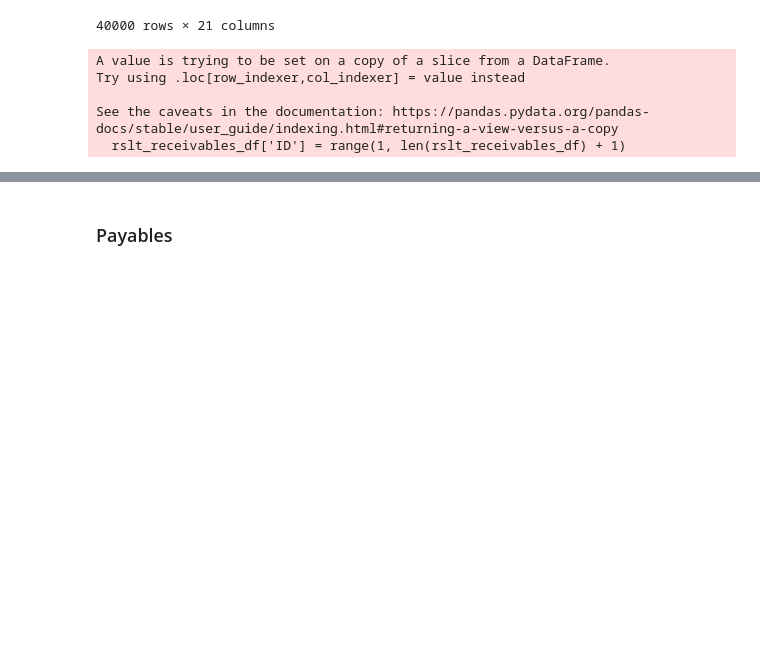
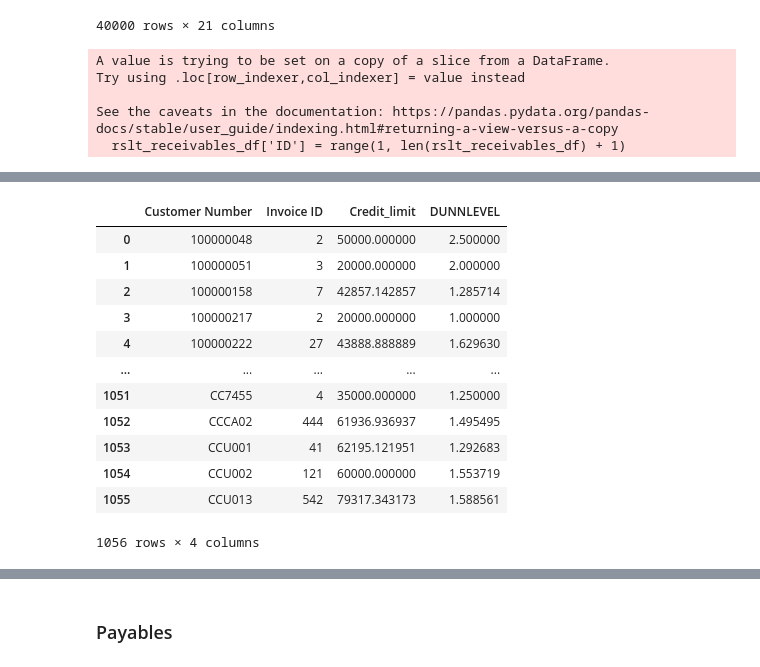
Before and after one commit to esipil/working-capital-optimization, a Jupyter notebook: index.ipynb, the cells around one changed output, grey strips where cells are left out. Drawn from its saved outputs; the diff is of its cells as text; code cells hidden in the pictures; blank space fills up the shorter version.

```diff
--- a/index.ipynb
+++ b/index.ipynb
@@ -447,0 +433,27 @@ Name: count, Length: 1056, dtype: int64
+# %%
+##creating customer level features
+## % Late, % Early, % Amount Value
+# Group the data frame by month and item and extract a number of stats from each group
+customer_pivot = rslt_receivables_df.groupby(
+    ['Customer Number', 'payment_flagname']
+).agg(
+    {
+        # Find the min, max, and sum of the duration column
+        'Total Open Amount_USD': "sum",
+    }
+).reset_index()
+
+
+#################
+
+customer_pivot_others = rslt_receivables_df.groupby(
+    ['Customer Number']
+).agg(
+    {
+        # find the number of network type entries
+        'Invoice ID': "count",
+        # minimum, first, and number of unique dates
+        'Credit_limit': "mean",
+        'DUNNLEVEL': "mean"
+    }
+).reset_index()
@@ -447,0 +476,16 @@ Name: count, Length: 1056, dtype: int64
+# %%
+customer_pivot_others
+# %% [output]
+|  | Customer Number | Invoice ID | Credit_limit | DUNNLEVEL |
+| 0 | 100000048 | 2 | 50000.000000 | 2.500000 |
+| 1 | 100000051 | 3 | 20000.000000 | 2.000000 |
+| 2 | 100000158 | 7 | 42857.142857 | 1.285714 |
+| 3 | 100000217 | 2 | 20000.000000 | 1.000000 |
+| 4 | 100000222 | 27 | 43888.888889 | 1.629630 |
+| ... | ... | ... | ... | ... |
+| 1051 | CC7455 | 4 | 35000.000000 | 1.250000 |
+| 1052 | CCCA02 | 444 | 61936.936937 | 1.495495 |
+| 1053 | CCU001 | 41 | 62195.121951 | 1.292683 |
+| 1054 | CCU002 | 121 | 60000.000000 | 1.553719 |
+| 1055 | CCU013 | 542 | 79317.343173 | 1.588561 |
+1056 rows × 4 columns
```
Also changed, not shown: parts of 21 cells of this notebook.
